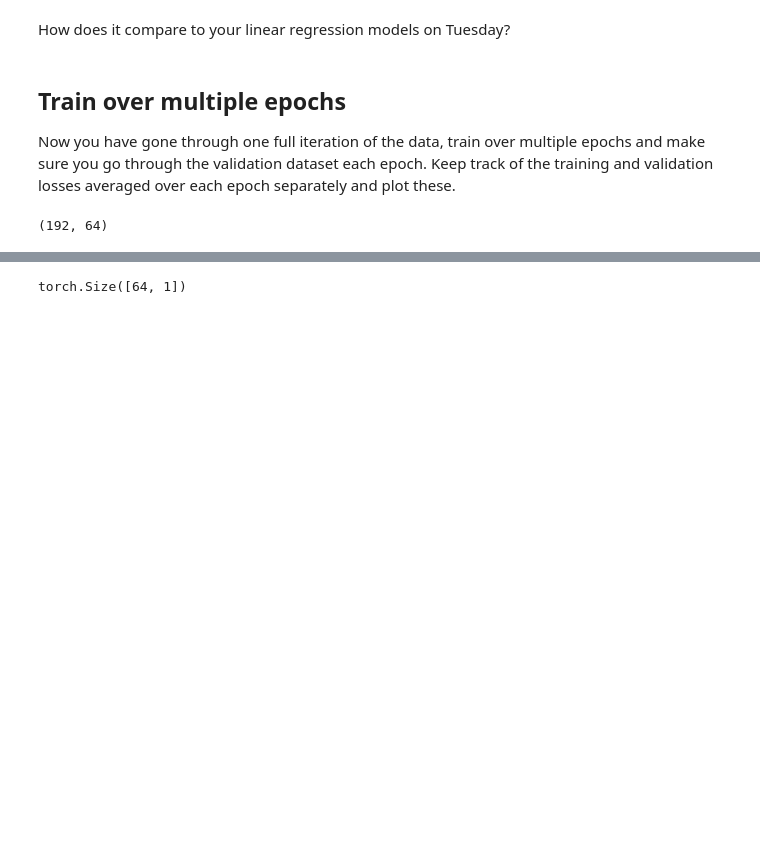
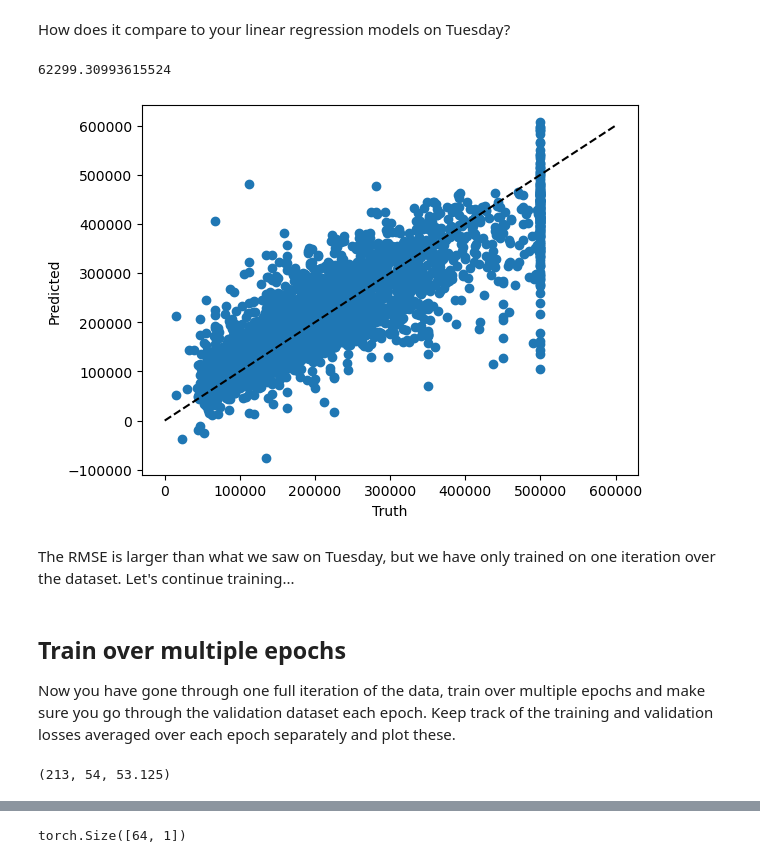
Before and after one commit to lm2612/Tutorials, a Jupyter notebook: 3_deeplearning/3-DeepLearning_HousePrice_Answers.ipynb, the cells around one changed output, grey strips where cells are left out. Drawn from its saved outputs; the diff is of its cells as text; code cells hidden in the pictures; blank space fills up the shorter version.

```diff
--- a/3_deeplearning/3-DeepLearning_HousePrice_Answers.ipynb
+++ b/3_deeplearning/3-DeepLearning_HousePrice_Answers.ipynb
@@ -217,13 +221,30 @@ Text(0, 0.5, 'Predicted')
 # %% [markdown]
 How does it compare to your linear regression models on Tuesday?
+# %%
+# Unscale the y variable
+pred_validation_raw = scaler_y.inverse_transform(pred_validation.detach())
+y_validation_raw = scaler_y.inverse_transform(y_validation)
+# Plot truth v. predicted
+plt.scatter(y_validation_raw, pred_validation_raw)
+plt.plot([0., 6E5], [0., 6E5], color="black", linestyle="dashed")
+plt.xlabel("Truth")
+plt.ylabel("Predicted")
+# Check rmse
+rmse = np.sqrt(np.mean((pred_validation_raw - y_validation_raw)**2))
+rmse
+# %% [output]
+62299.30993615524
+[figure, added]
+# %% [markdown]
+The RMSE is larger than what we saw on Tuesday, but we have only trained on one iteration over the dataset. Let's continue training...
 # %% [markdown]
 ## Train over multiple epochs
 
 Now you have gone through one full iteration of the data, train over multiple epochs and make sure you go through the validation dataset each epoch. Keep track of the training and validation losses averaged over each epoch separately and plot these.
 # %%
-len(dataloader), len(dataloader_validation)
+len(dataloader), len(dataloader_validation), len(dataset_validation)/64
 # %% [output]
-(192, 64)
+(213, 54, 53.125)
 # %%
 training_losses = []
 validation_losses = []
```
Also changed, not shown: parts of 42 cells of this notebook.
